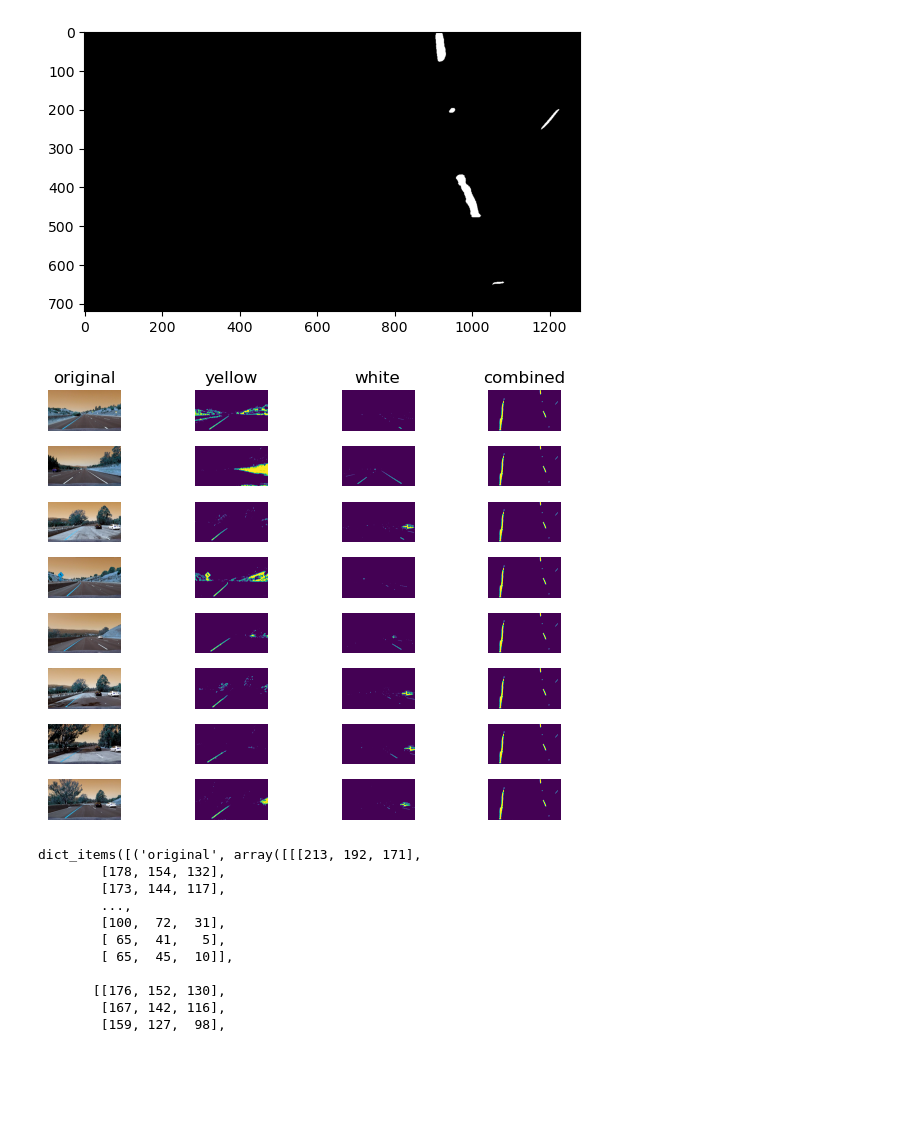
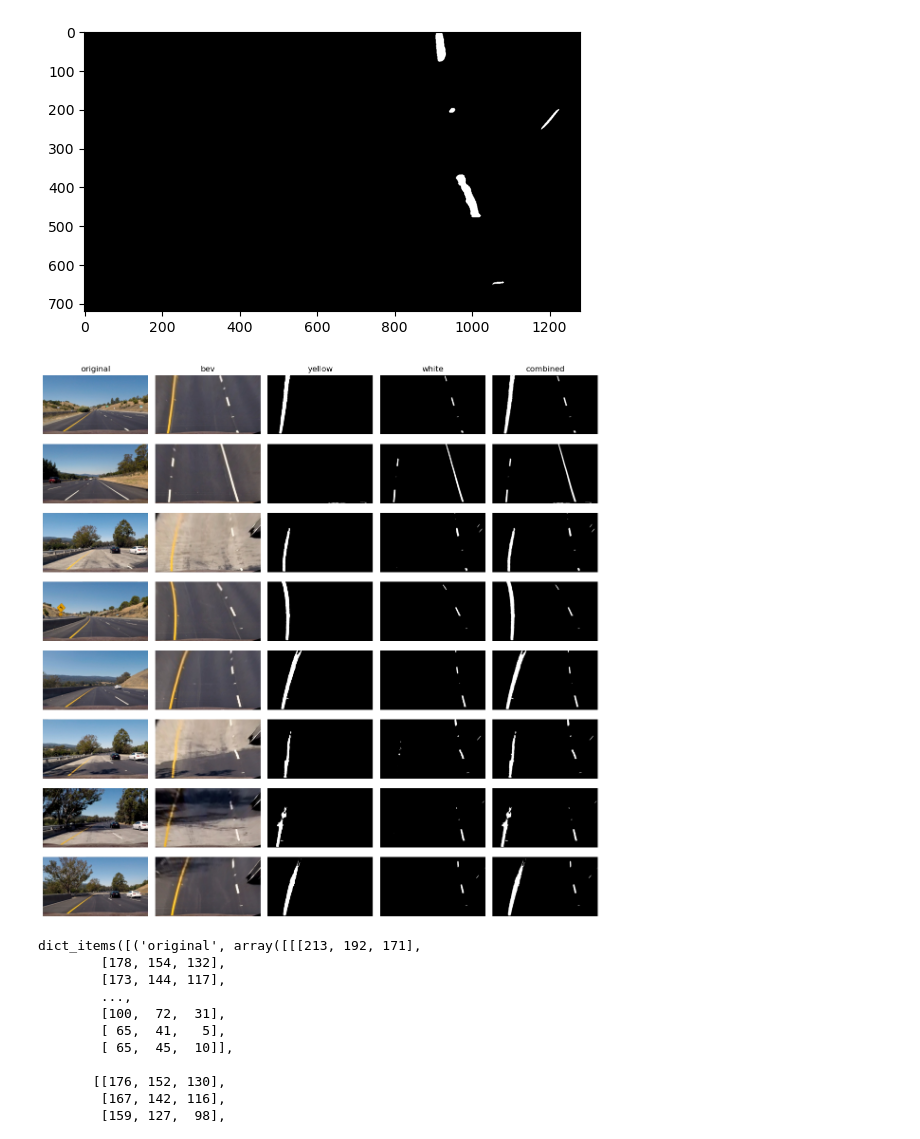
Before and after one commit to xFiveRivers/lane-detection-advanced, a Jupyter notebook: threshold_testing.ipynb, the cells around one changed output. Cells and saved outputs as stored; diff of their text form; code cells hidden in the pictures; blank space fills up the shorter version.

Commit message:
generated thresholds of all test images

```diff
--- a/threshold_testing.ipynb
+++ b/threshold_testing.ipynb
@@ -80,50 +80,59 @@ yellow_lower_range = np.array([0, 100, 100])
 yellow_upper_range = np.array([50, 255, 255])
 
 # Specify white threshold range
-white_lower_range = np.array([220])
+white_lower_range = np.array([215])
 white_upper_range = np.array([255])
 
 # Get file names
 fnames = glob("{}/*".format('test_images/'))
 
 # Create dict to store images
-dict = dict.fromkeys(['original', 'yellow', 'white', 'combined'])
+dict = dict.fromkeys(['original', 'bev', 'yellow', 'white', 'combined'])
 
 # Define subplot parameters
 nrows = len(fnames)
 ncols = len(dict)
 
 # Create figure
-fig, axs = plt.subplots(nrows, ncols)
+fig, axs = plt.subplots(nrows, ncols, figsize=(12,12))
 
 # Set title of each column
 for ax, col in zip(axs[0], dict.keys()):
     ax.set_title(col)
 
 # Iterate through images and generate threshold images
 for row, file in enumerate(fnames):
     # Read in image
-    dict['original'] = cv2.imread(file)
+    img = cv2.imread(file)
+    img = cv2.cvtColor(img, cv2.COLOR_BGR2RGB)
+    dict['original'] = img
+
+    img = calibration.undistort(img)
+    img = transform.orig_to_bev(img)
+    dict['bev'] = img
 
     # Get colour spaces
-    hsv = cv2.cvtColor(dict['original'], cv2.COLOR_BGR2HSV)
-    gray = cv2.cvtColor(dict['original'], cv2.COLOR_BGR2GRAY)
+    hsv = cv2.cvtColor(img, cv2.COLOR_RGB2HSV)
+    gray = cv2.cvtColor(img, cv2.COLOR_RGB2GRAY)
 
     # Apply colour-specific thresholding
     dict['yellow'] = cv2.inRange(hsv, yellow_lower_range, yellow_upper_range)
     dict['white'] = cv2.inRange(gray, white_lower_range, white_upper_range)
 
     # Combine threshold channels
     dict['combined'] = dict['yellow'] | dict['white']
 
     for col, (title, img) in enumerate(dict.items()):
-        axs[row, col].imshow(img)
+        if title in ['original', 'bev']:
+            axs[row, col].imshow(img)
+        else:
+            axs[row, col].imshow(img, cmap='gray')
         axs[row, col].axis(False)
 
 fig.tight_layout()
 plt.show()
 # %% [output]
-[figure, old version]
+[figure, new version]
 # %%
 dict.items()
 # %% [output]
```
